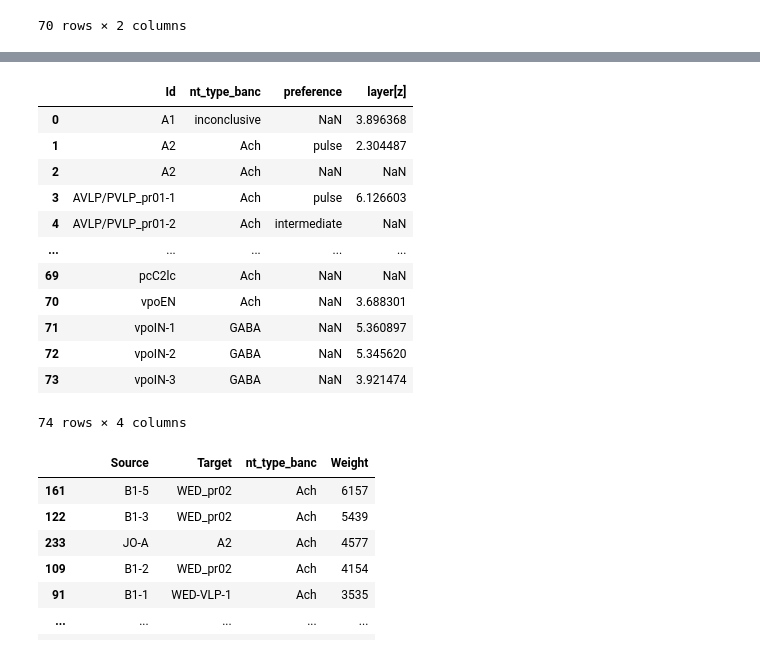
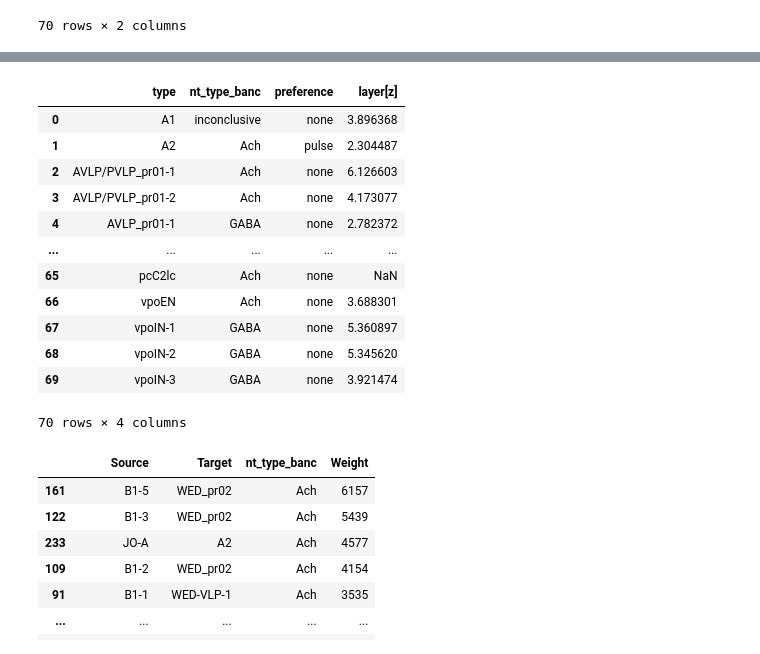
Before and after one commit to grace-cai08/sp25, a Jupyter notebook: wiringdgrm.ipynb, the cells around one changed output, grey strips where cells are left out. Saved outputs shown, nothing was run; the diff lists cells and outputs as text; code cells hidden in the pictures.

Commit message:
created manual dict for song mode preferences

```diff
--- a/wiringdgrm.ipynb
+++ b/wiringdgrm.ipynb
@@ -445,0 +411,12 @@ types
+# %%
+#manually adding preferences into connections df from figs 3 and 5 from Baker et al. 2022
+
+prefs_dict = {}
+
+prefs_dict['sine'] = ['AVLP_pr02', 'WED_pr01', 'AVLP_pr22', 'AVLP_pr01', 'AVLP_pr31', 'GNG_pr01', 'SAD_pr02', 'IPS/WED_pr01', 'AVLP_pr32']
+prefs_dict['intermediate'] = ['WED_pr02', 'B2', 'IPS_pr01', 'IPS_pr02', 'AVLP_pr05', 'AVLP_pr35', 'AVLP_pr11', 'SAD_pr01', 'AVLP_pr23', 'WED-VLP', 'PVLP_pr03']
+prefs_dict['pulse'] = ['AVLP/PVLP_pr01', 'AVLP_pr04', 'AVLP_pr24', 'AVLP_pr12', 'A2', 'B1', 'AVLP_pr18', 'AVLP_pr36']
+
+inverted_prefs = {cell: pref for pref, cells in prefs_dict.items() for cell in cells}
+
+print(inverted_prefs)
@@ -445,0 +425,3 @@ types
+# %%
+celltypes.loc[:, 'preference'] = celltypes['Cell type (Lockwood et al)'].map(inverted_prefs).fillna('none')
+celltypes
@@ -446,20 +442,23 @@ types
+# %%
+types = celltypes.rename(columns={'Cell type (Lockwood et al)':'type', 'Codex June 2024':'id', 'NT2026 (FAFB and BANC)':'nt_type', 'Across-hemi_layer_mean':'hemi_layer_mean'})
+types = types.groupby(['type', 'nt_type', 'preference'], as_index=False)[['hemi_layer_mean']].first()
 # %%
-g5_nodelist = types.rename(columns={'Cell type (Lockwood et al)':'Id', 'NT2026 (FAFB and BANC)':'nt_type_banc', 'Across-hemi_layer_mean':'layer[z]'})
+g5_nodelist = types.rename(columns={'nt_type':'nt_type_banc', 'hemi_layer_mean':'layer[z]'})
 g5_nodelist
 # %% [output]
-|  | Id | nt_type_banc | preference | layer[z] |
-| 0 | A1 | inconclusive | NaN | 3.896368 |
+|  | type | nt_type_banc | preference | layer[z] |
+| 0 | A1 | inconclusive | none | 3.896368 |
 | 1 | A2 | Ach | pulse | 2.304487 |
-| 2 | A2 | Ach | NaN | NaN |
-| 3 | AVLP/PVLP_pr01-1 | Ach | pulse | 6.126603 |
-| 4 | AVLP/PVLP_pr01-2 | Ach | intermediate | NaN |
+| 2 | AVLP/PVLP_pr01-1 | Ach | none | 6.126603 |
+| 3 | AVLP/PVLP_pr01-2 | Ach | none | 4.173077 |
+| 4 | AVLP_pr01-1 | GABA | none | 2.782372 |
 | ... | ... | ... | ... | ... |
-| 69 | pcC2lc | Ach | NaN | NaN |
-| 70 | vpoEN | Ach | NaN | 3.688301 |
-| 71 | vpoIN-1 | GABA | NaN | 5.360897 |
-| 72 | vpoIN-2 | GABA | NaN | 5.345620 |
-| 73 | vpoIN-3 | GABA | NaN | 3.921474 |
+| 65 | pcC2lc | Ach | none | NaN |
+| 66 | vpoEN | Ach | none | 3.688301 |
+| 67 | vpoIN-1 | GABA | none | 5.360897 |
+| 68 | vpoIN-2 | GABA | none | 5.345620 |
+| 69 | vpoIN-3 | GABA | none | 3.921474 |
-74 rows × 4 columns
+70 rows × 4 columns
 # %%
 g5 = conns_filtered.rename(columns={'type_pre':'Source', 'type_post':'Target', 'syn_count':'Weight'})
 g5
```
Also changed, not shown: parts of 4 cells of this notebook.
